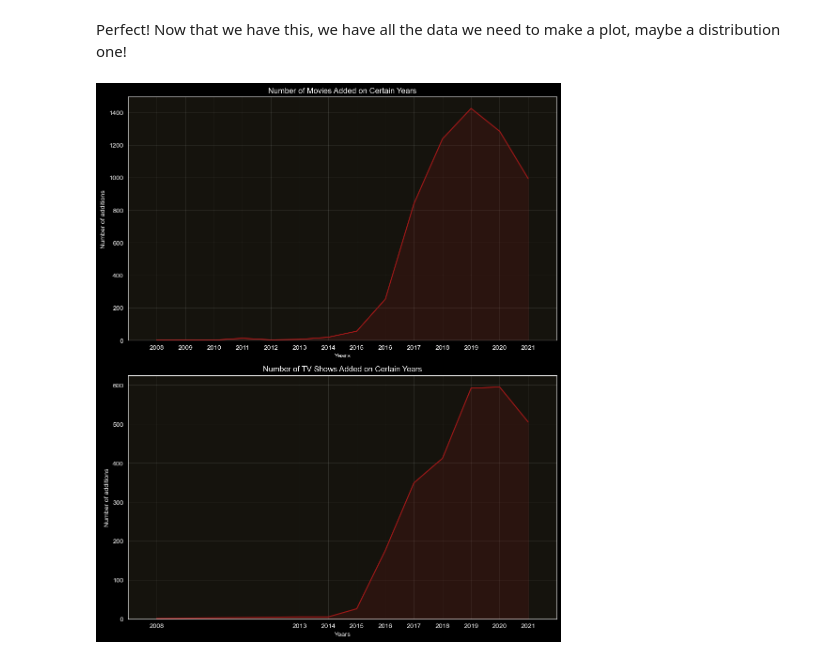
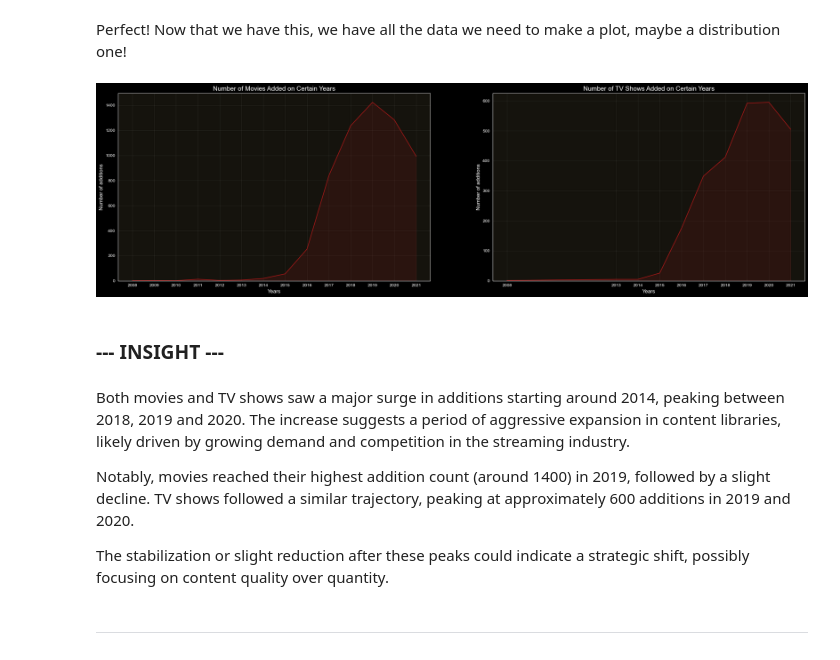
Before and after one commit to imelinc/eda-project, a Jupyter notebook: eda-project.ipynb, the cells around one changed output. Saved outputs shown, nothing was run; the diff lists cells and outputs as text; code cells hidden in the pictures.

Commit message:
Added the insights

```diff
--- a/eda-project.ipynb
+++ b/eda-project.ipynb
@@ -437,32 +437,41 @@ df_shows_years
 # %% [markdown]
 Perfect! Now that we have this, we have all the data we need to make a plot, maybe a distribution one!
 # %%
-fig, (ax1,ax2) = plt.subplots(ncols=1,
-                              nrows= 2,
-                              figsize=(10,12),
+fig, (ax1,ax2) = plt.subplots(ncols=2,
+                              nrows= 1,
+                              figsize=(23,7),
                               facecolor = "#000000")
 
 # Now we plot the data
 df_movie_years.plot(x="year", y="count", ax=ax1, color="#7F1A1A", kind="area", legend=False, alpha = 0.2)
 df_movie_years.plot(x="year", y="count", ax=ax1, color="#A11919", kind="line", legend=False)
-ax1.set_title("Number of Movies Added on Certain Years")
-ax1.set_xlabel("Years")
+ax1.set_title("Number of Movies Added on Certain Years", fontsize = 15)
+ax1.set_xlabel("Years", fontsize = 12)
 ax1.set_xticks(df_movie_years["year"])
-ax1.set_ylabel("Number of additions")
+ax1.set_ylabel("Number of additions", fontsize = 12)
 ax1.set_facecolor("#15130d")
-ax1.set_xlim(2007,2022)
 ax1.grid(True, color="white", alpha = 0.1)
 
 df_shows_years.plot(x="year", y="count", ax=ax2, color="#7F1A1A", kind="area", legend=False, alpha = 0.2)
 df_shows_years.plot(x="year", y="count", ax=ax2, color="#A11919", kind="line", legend=False)
-ax2.set_title("Number of TV Shows Added on Certain Years")
-ax2.set_xlabel("Years")
-ax2.set_ylabel("Number of additions")
+ax2.set_title("Number of TV Shows Added on Certain Years", fontsize = 15)
+ax2.set_xlabel("Years", fontsize = 12)
+ax2.set_ylabel("Number of additions", fontsize = 12)
 ax2.set_xticks(df_shows_years["year"])
 ax2.set_facecolor("#15130d")
-ax2.set_xlim(2007,2022)
 ax2.grid(True, color="white", alpha = 0.1)
 
 plt.tight_layout()
+plt.subplots_adjust(wspace=0.2)
 # %% [output]
-[figure, old version]
+[figure, new version]
+# %% [markdown]
+### --- INSIGHT ---
+# %% [markdown]
+Both movies and TV shows saw a major surge in additions starting around 2014, peaking between 2018, 2019 and 2020. The increase suggests a period of aggressive expansion in content libraries, likely driven by growing demand and competition in the streaming industry.
+
+Notably, movies reached their highest addition count (around 1400) in 2019, followed by a slight decline. TV shows followed a similar trajectory, peaking at approximately 600 additions in 2019 and 2020.
+
+The stabilization or slight reduction after these peaks could indicate a strategic shift, possibly focusing on content quality over quantity.
+# %% [markdown]
+---
```
